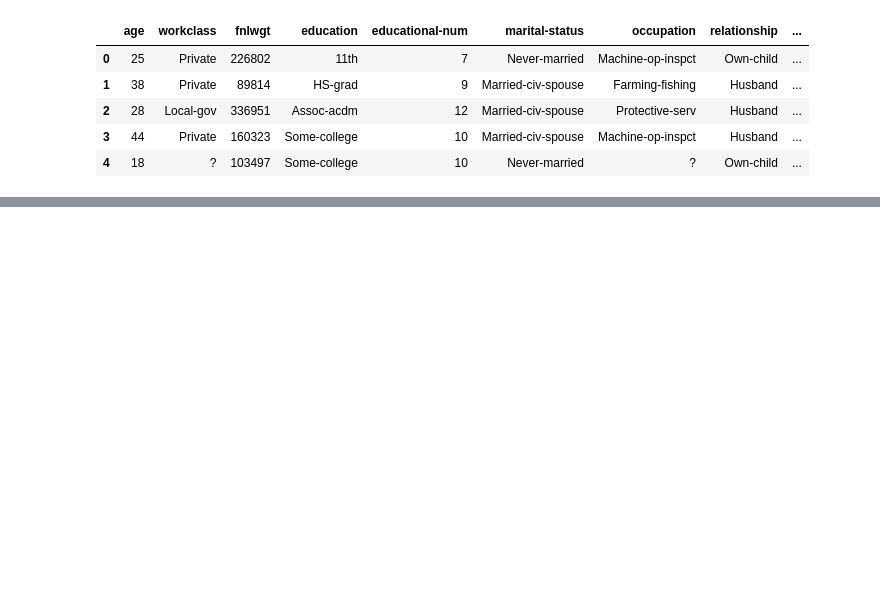
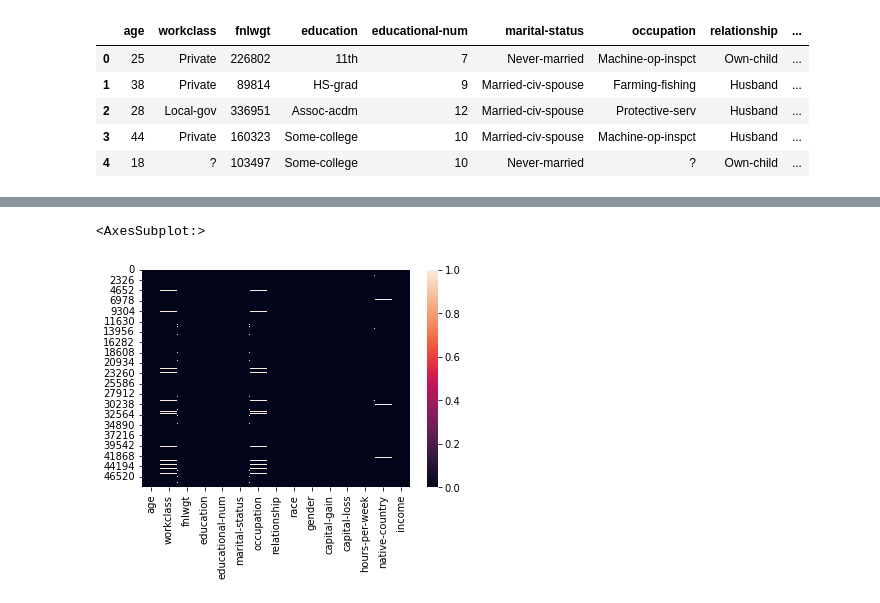
Before and after one commit to sahilsekr42/tryjup, a Jupyter notebook: Untitled.ipynb, the cells around one changed output, grey strips where cells are left out. Drawn from its saved outputs; the diff is of its cells as text; code cells hidden in the pictures; blank space fills up the shorter version.

```diff
--- a/Untitled.ipynb
+++ b/Untitled.ipynb
@@ -15,0 +118,5 @@ df.head(5)
+# %%
+sns.heatmap(df1.notnull())
+# %% [output]
+<AxesSubplot:>
+[figure, added]
```
Also changed, not shown: parts of 8 cells of this notebook.
